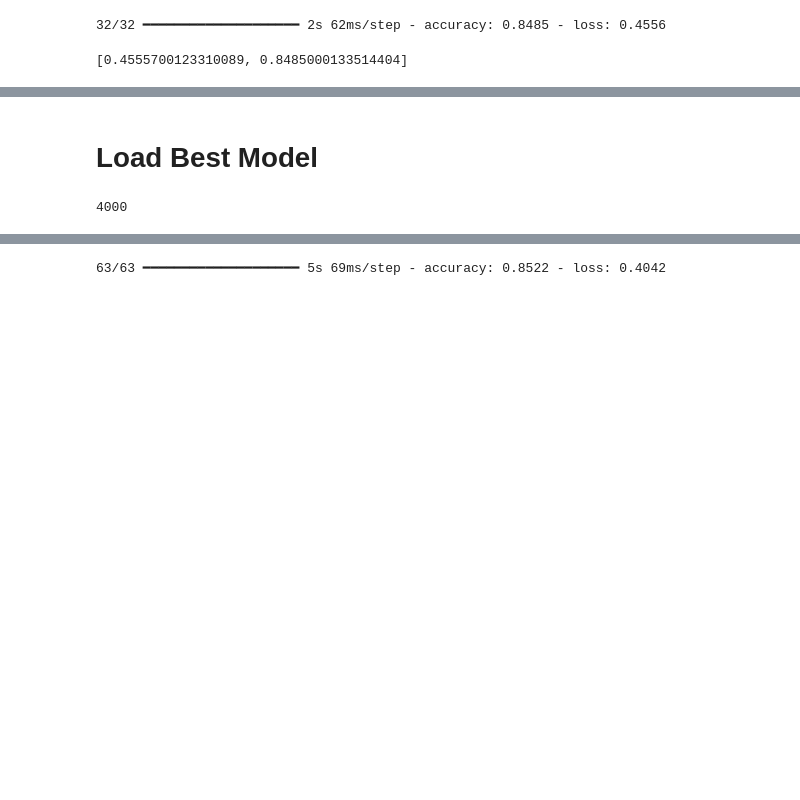
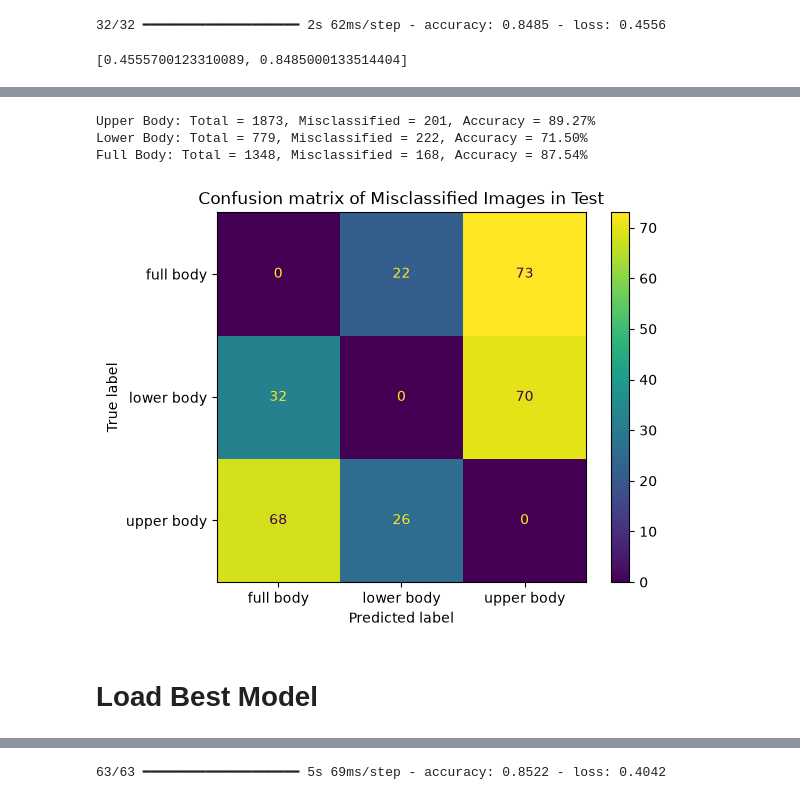
Before and after one commit to manavka/DeepFashion_DS207, a Jupyter notebook: New CNN.ipynb, the cells around one changed output, grey strips where cells are left out. Saved outputs shown, nothing was run; the diff lists cells and outputs as text; code cells hidden in the pictures; blank space fills up the shorter version.

```diff
--- a/New CNN.ipynb
+++ b/New CNN.ipynb
@@ -485,3 +554,35 @@ Displaying a few misclassified images:
+# %%
+total_upper_body = test_df_with_category[test_df_with_category['category_type_tf'] == 0].shape[0]
+total_lower_body = test_df_with_category[test_df_with_category['category_type_tf'] == 1].shape[0]
+total_full_body = test_df_with_category[test_df_with_category['category_type_tf'] == 2].shape[0]
+missclassified_upper_body = sum((test_predictions.numpy() != test_labels) & (np.array(test_labels) == 0))
+missclassified_lower_body = sum((test_predictions.numpy() != test_labels) & (np.array(test_labels) == 1))
+missclassified_full_body = sum((test_predictions.numpy() != test_labels) & (np.array(test_labels) == 2))
+print(f"Upper Body: Total = {total_upper_body}, Misclassified = {missclassified_upper_body}, Accuracy = {(total_upper_body - missclassified_upper_body) / total_upper_body:.2%}")
+print(f"Lower Body: Total = {total_lower_body}, Misclassified = {missclassified_lower_body}, Accuracy = {(total_lower_body - missclassified_lower_body) / total_lower_body:.2%}")
+print(f"Full Body: Total = {total_full_body}, Misclassified = {missclassified_full_body}, Accuracy = {(total_full_body - missclassified_full_body) / total_full_body:.2%}")
+# %% [output]
+Upper Body: Total = 1873, Misclassified = 201, Accuracy = 89.27%
+Lower Body: Total = 779, Misclassified = 222, Accuracy = 71.50%
+Full Body: Total = 1348, Misclassified = 168, Accuracy = 87.54%
+# %%
+
+test_true_label = []
+test_pred_label =[]
+for info in (misclassified_images):
+    image_path = info['image_path']
+    true_label_idx = info['true_label']
+    predicted_label_idx = info['predicted_label']
+
+    true_label_name = category_mapping.get(true_label_idx, "Unknown")
+    predicted_label_name = category_mapping.get(predicted_label_idx, "Unknown")
+    test_true_label.append(true_label_name)
+    test_pred_label.append(predicted_label_name)
+ConfusionMatrixDisplay.from_predictions(test_true_label, test_pred_label)
+plt.title("Confusion matrix of Misclassified Images in Test")
+plt.show()
+# %% [output]
+[figure, added]
 # %% [markdown]
 <h1>Load Best Model</h1>
 # %%
@@ -489,36 +589,0 @@ model_loaded =tf.keras.models.load_model("./models/model_4_val_acc_8545.keras")
-# %%
-
-fine_test_image_name_df = pd.read_csv(
-    "./Anno_fine/test.txt",
-    sep=r"\s+",      # split on ANY amount of whitespace
-    #skiprows=1,      # skip the first line (289222)
-    names = ['img_name']      # use the second line as header
-)
-fine_category_test_df = pd.read_csv(
-    "./Anno_fine/test_cate.txt",
-    sep=r"\s+",      # split on ANY amount of whitespace
-    #skiprows=1,      # skip the first line (289222)
-    names = ['category']      # use the second line as header
-)
-
-
-
-test_df = pd.concat([fine_test_image_name_df, fine_label_df], axis=1)
-
-test_df_with_category = pd.concat([fine_test_image_name_df, fine_category_test_df], axis=1)
-test_df_with_category = test_df_with_category.merge(fine_category_lookup_df, left_on='category', right_on='key', how='left')
-test_df_with_category['category_type_tf'] = test_df_with_category['category_type']-1 # Tensorflow expects 0-based indexing for categorical labels
-
-
-test_files = test_df_with_category['img_name'].to_list()
-print(len(test_files))
-test_category_type_labels = test_df_with_category['category_type_tf'].to_list()
-
-test_ds = (
-    tf.data.Dataset.from_tensor_slices((test_files, test_category_type_labels))
-    .map(load_image, num_parallel_calls=tf.data.AUTOTUNE)
-    .batch(batch_size)
-    .prefetch(tf.data.AUTOTUNE)
-)
-# %% [output]
-4000
```
Also changed, not shown: parts of 25 cells of this notebook.
